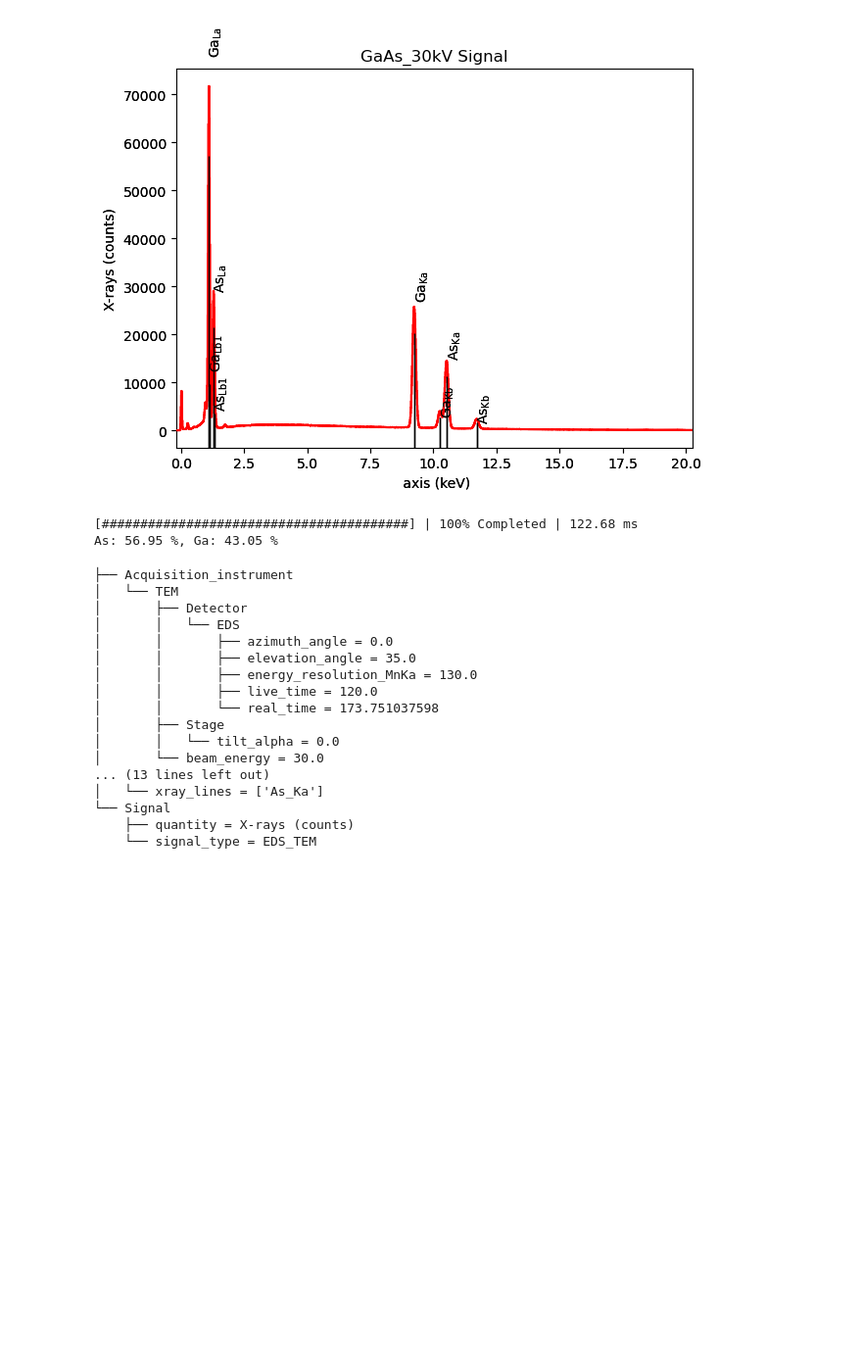
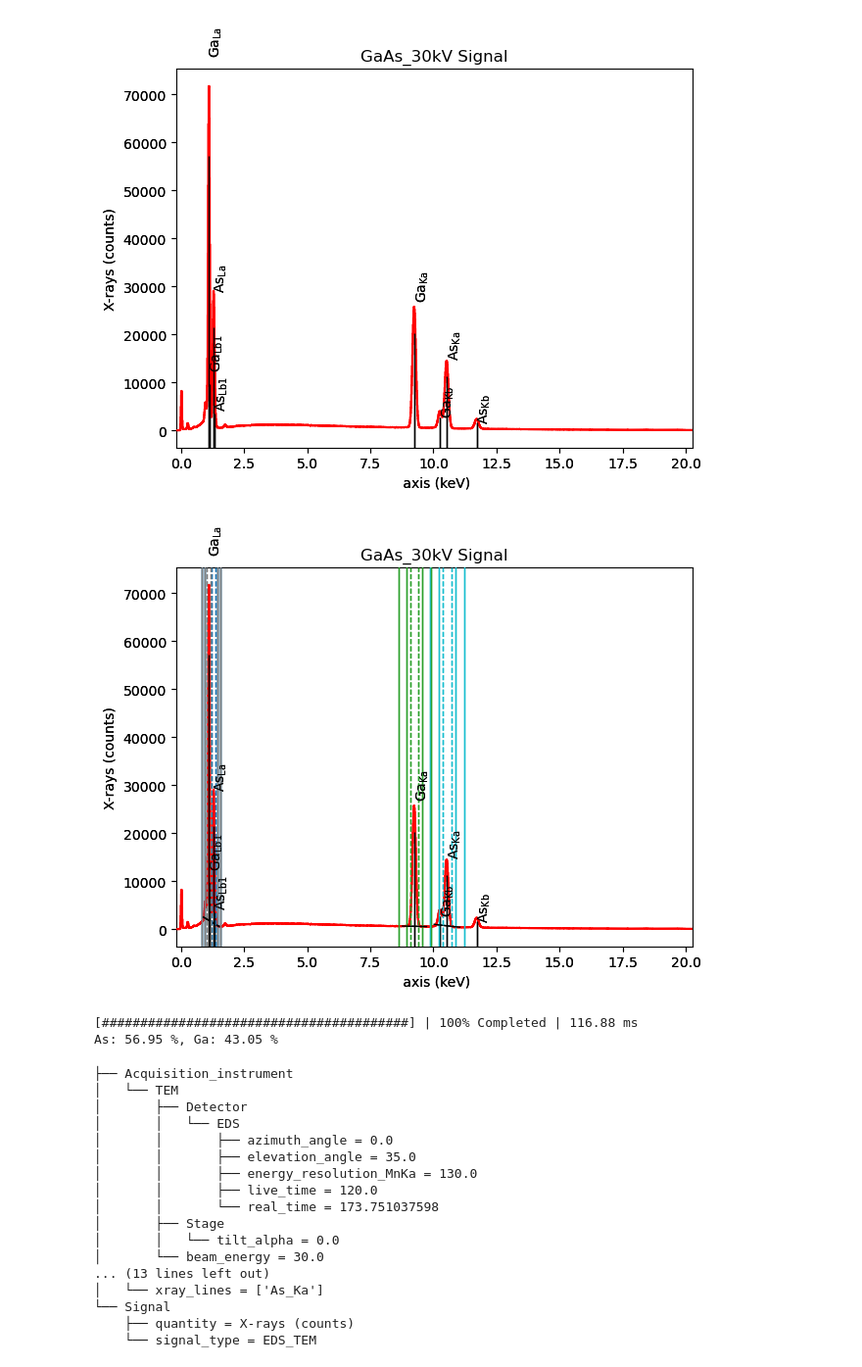
Before and after one commit to brynjarmorka/eds-analysis, a Jupyter notebook: src/week14_hspy_quant.ipynb, the cells around one changed output. Shown at 98% size. Saved outputs shown, nothing was run; the diff lists cells and outputs as text; code cells hidden in the pictures; blank space fills up the shorter version.

Commit message:
pretty plot of the spectra

```diff
--- a/src/week14_hspy_quant.ipynb
+++ b/src/week14_hspy_quant.ipynb
@@ -54,8 +61,8 @@ emsa = locate_raw_data()
 # %%
-s1 = hs.load(emsa[7], signal_type="EDS_TEM")
-print(type(s1))
-s1.add_elements(['As', 'Ga'])
-s1.plot(xray_lines=True)
+s_AZ = hs.load(emsa[7], signal_type="EDS_TEM")
+print(type(s_AZ))
+s_AZ.add_elements(['As', 'Ga'])
+s_AZ.plot(xray_lines=True)
 # %% [output]
 <class 'hyperspy._signals.eds_tem.EDSTEMSpectrum'>
 [figure]
@@ -64,16 +71,18 @@ s1.plot(xray_lines=True)
 # %%
 # Line_width is the distance from the x-ray line (in FWHM) the the background window is taken [left, right] allowing different distances for the two directions.
-bw = s1.estimate_background_windows(windows_width=2)
-iw =  s1.estimate_integration_windows(windows_width=2)
+bw = s_AZ.estimate_background_windows(windows_width=2)
+iw =  s_AZ.estimate_integration_windows(windows_width=2)
 # %%
-s1.plot(xray_lines=True, background_windows=bw, integration_windows=iw)
+s_AZ.plot(xray_lines=True, background_windows=bw, integration_windows=iw)
+# %% [output]
+[figure, added]
 # %%
-s1_intensities = s1.get_lines_intensity(background_windows=bw, integration_windows=iw)
+s_AZ_intensities = s_AZ.get_lines_intensity(background_windows=bw, integration_windows=iw)
 k_factors = [4.191, 3.268] # As, Ga
-quant = s1.quantification(s1_intensities, 'CL', factors=k_factors)
+quant = s_AZ.quantification(s_AZ_intensities, 'CL', factors=k_factors)
 print(f'As: {quant[0].data[0]:.2f} %, Ga: {quant[1].data[0]:.2f} %')
 # %% [output]
-[########################################] | 100% Completed | 122.68 ms
+[########################################] | 100% Completed | 116.88 ms
 As: 56.95 %, Ga: 43.05 %
 # %%
 quant[0].metadata
```
Also changed, not shown: parts of 25 cells of this notebook, 3 other files.
